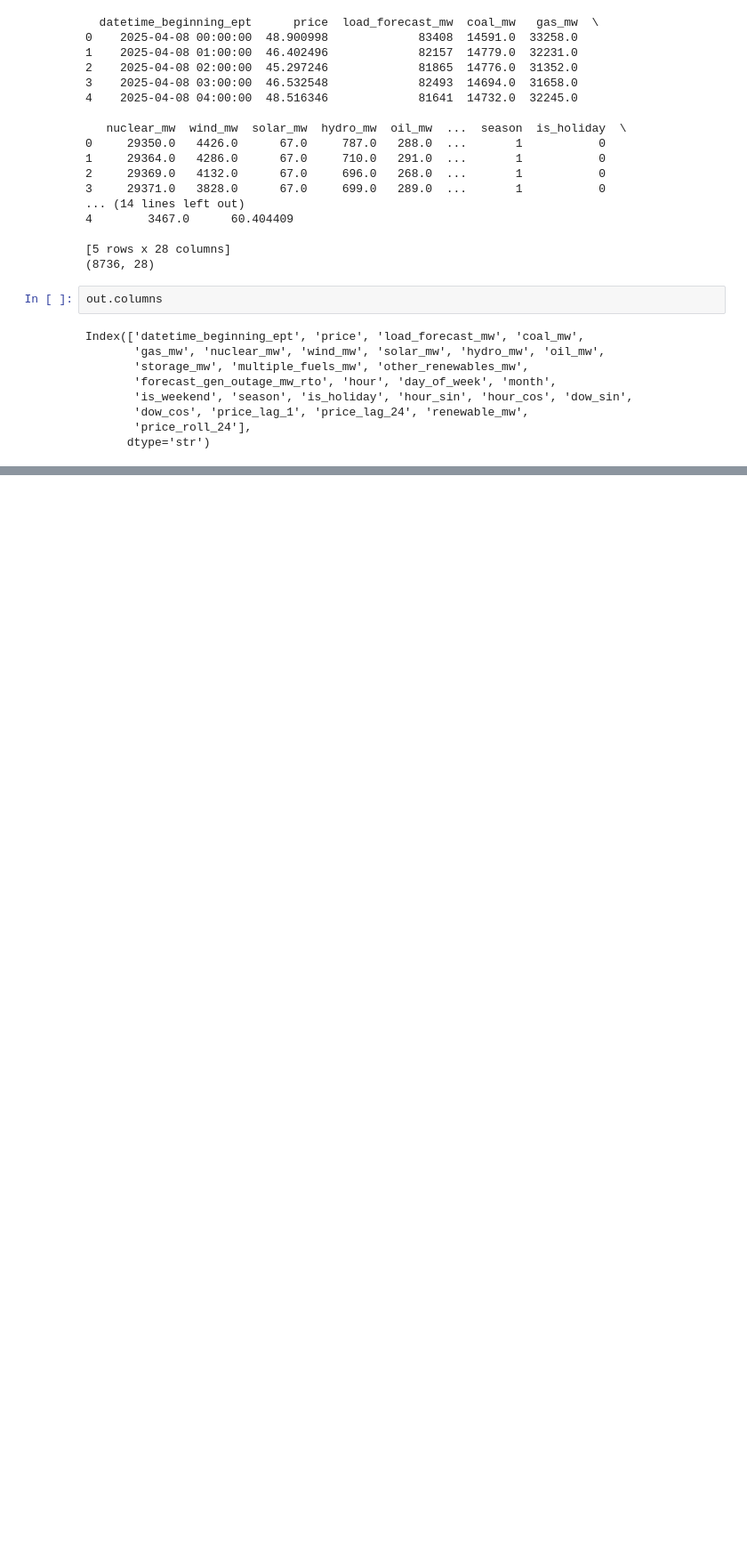
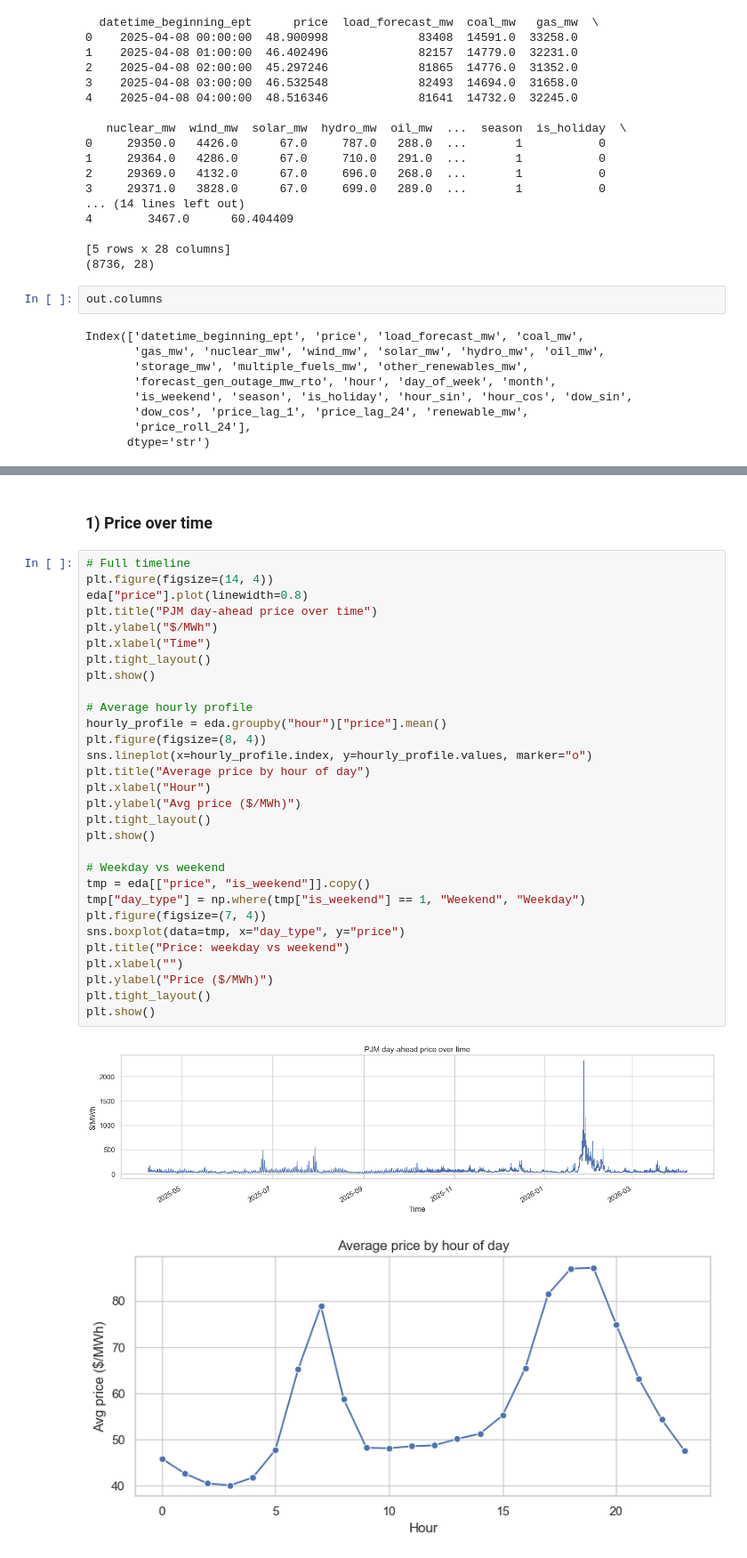
Before and after one commit to anthony240624/CS109B-Final-Project, a Jupyter notebook: data_preprocess.ipynb, the cells around one changed output, grey strips where cells are left out. Shown at 89% size. Saved outputs shown, nothing was run; the diff lists cells and outputs as text; blank space fills up the shorter version.

```diff
--- a/data_preprocess.ipynb
+++ b/data_preprocess.ipynb
@@ -168,0 +237,35 @@ Index(['datetime_beginning_ept', 'price', 'load_forecast_mw', 'coal_mw',
+# %% [markdown]
+### 1) Price over time
+# %%
+# Full timeline
+plt.figure(figsize=(14, 4))
+eda["price"].plot(linewidth=0.8)
+plt.title("PJM day-ahead price over time")
+plt.ylabel("$/MWh")
+plt.xlabel("Time")
+plt.tight_layout()
+plt.show()
+
+# Average hourly profile
+hourly_profile = eda.groupby("hour")["price"].mean()
+plt.figure(figsize=(8, 4))
+sns.lineplot(x=hourly_profile.index, y=hourly_profile.values, marker="o")
+plt.title("Average price by hour of day")
+plt.xlabel("Hour")
+plt.ylabel("Avg price ($/MWh)")
+plt.tight_layout()
+plt.show()
+
+# Weekday vs weekend
+tmp = eda[["price", "is_weekend"]].copy()
+tmp["day_type"] = np.where(tmp["is_weekend"] == 1, "Weekend", "Weekday")
+plt.figure(figsize=(7, 4))
+sns.boxplot(data=tmp, x="day_type", y="price")
+plt.title("Price: weekday vs weekend")
+plt.xlabel("")
+plt.ylabel("Price ($/MWh)")
+plt.tight_layout()
+plt.show()
+# %% [output]
+[figure, added]
+[figure, added]
```
Also changed, not shown: parts of 16 cells of this notebook.
